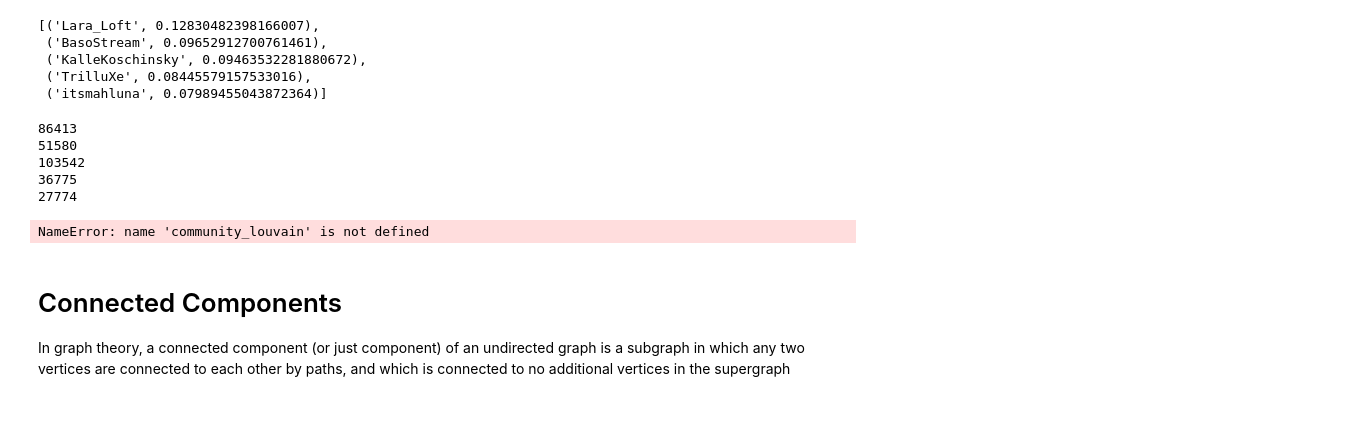
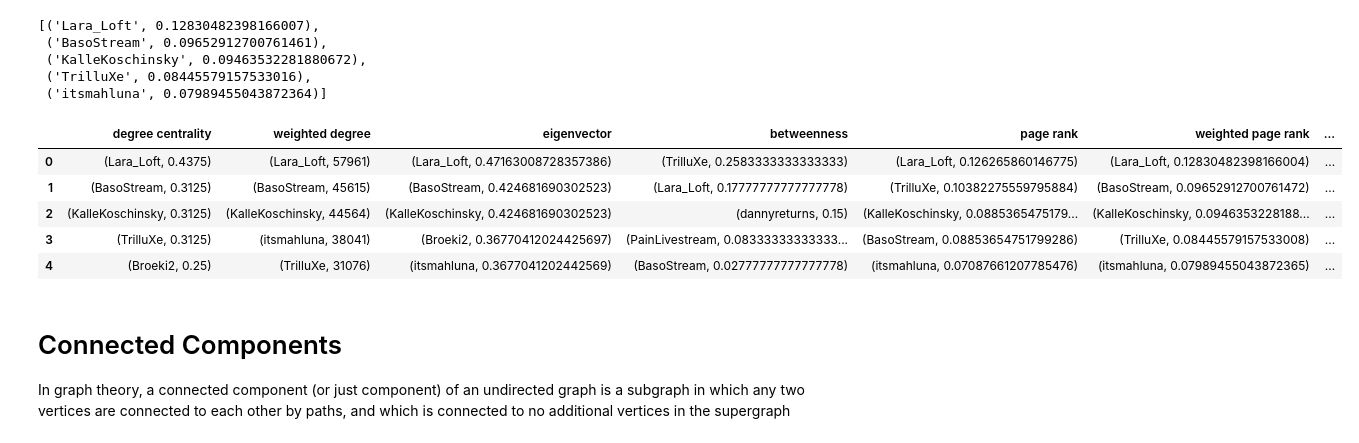
Before and after one commit to Silasueber/project2021, a Jupyter notebook: basic_graph_analysis.ipynb, the cells around one changed output. Cells and saved outputs as stored; diff of their text form; code cells hidden in the pictures; blank space fills up the shorter version.

```diff
--- a/basic_graph_analysis.ipynb
+++ b/basic_graph_analysis.ipynb
@@ -180,6 +229,7 @@ sorted(weighted_degree(G, 'amount').items(), key=lambda x:x[1], reverse=True)[0:
 # %%
-#EIGENVECTOR CENTRALITY: How many of my neighbors are also important Hubs
 eigenvector_dict = nx.eigenvector_centrality(G) # Run eigenvector centrality
-sorted(eigenvector_dict.items(),
+eig_res= sorted(eigenvector_dict.items(),
        key=lambda x:x[1], reverse=True)[0:5]
+print(eig_res)
+result_df["eigenvector"]=eig_res
 # %% [output]
@@ -191,6 +256,5 @@ sorted(eigenvector_dict.items(),
 # %%
-#BETWEENNESS CENTRALITY
 # First check unweighted (just the structure)
-
-sorted(nx.betweenness_centrality(G).items(),
+between_res = sorted(nx.betweenness_centrality(G).items(),
        key=lambda x:x[1], reverse=True)[0:5]
+result_df["betweenness"]=between_res
@@ -206,7 +274,9 @@ sorted(nx.betweenness_centrality(G).items(),
 # so we use weight=None to find the unweighted results
 sorted_pr = sorted(nx.pagerank_numpy(G,
                 weight=None).items(),
-                key=lambda x:x[1], reverse=True)[0:10]
+                key=lambda x:x[1], reverse=True)[0:5]
+
+result_df["page rank"]=sorted_pr
 
 for node in sorted_pr[0:5]:
     print(node)
@@ -220,7 +290,10 @@ for node in sorted_pr[0:5]:
 # %%
 #PageRank using the weights of the edges
 #devalue some edges based on their weight.
-sorted(nx.pagerank_numpy(
+sorted_pr_weights = sorted(nx.pagerank_numpy(
     G, weight='amount').items(),
     key=lambda x:x[1], reverse=True)[0:5]
+print(sorted_pr_weights)
+
+result_df["weighted page rank"]=sorted_pr_weights
 # %% [output]
@@ -241,32 +311,15 @@ sorted(nx.pagerank_numpy(
  ('KalleKoschinsky', 0.09463532281880672),
  ('TrilluXe', 0.08445579157533016),
  ('itsmahluna', 0.07989455043872364)]
-# %%
-print(G.nodes["Lara_Loft"]["followerCount"])
-print(G.nodes["KalleKoschinsky"]["followerCount"])
-print(G.nodes["TrilluXe"]["followerCount"])
-print(G.nodes["BasoStream"]["followerCount"])
-print(G.nodes["itsmahluna"]["followerCount"])
-# %% [output]
-86413
-51580
-103542
-36775
-27774
-# %%
-# compute the best partition
-partition = community_louvain.best_partition(G)
-
-# draw the graph
-pos = nx.spring_layout(G)
-# color the nodes according to their partition
-cmap = cm.get_cmap('viridis', max(partition.values()) + 1)
-nx.draw_networkx_nodes(G, pos, partition.keys(), node_size=40,
-                       cmap=cmap, node_color=list(partition.values()))
-nx.draw_networkx_edges(G, pos, alpha=0.5)
-plt.show()
-# %% [output]
-NameError: name 'community_louvain' is not defined
+# %%
+result_df
+# %% [output]
+|  | degree centrality | weighted degree | eigenvector | betweenness | page rank | weighted page rank | ... |
+| 0 | (Lara_Loft, 0.4375) | (Lara_Loft, 57961) | (Lara_Loft, 0.47163008728357386) | (TrilluXe, 0.2583333333333333) | (Lara_Loft, 0.126265860146775) | (Lara_Loft, 0.12830482398166004) | ... |
+| 1 | (BasoStream, 0.3125) | (BasoStream, 45615) | (BasoStream, 0.424681690302523) | (Lara_Loft, 0.17777777777777778) | (TrilluXe, 0.10382275559795884) | (BasoStream, 0.09652912700761472) | ... |
+| 2 | (KalleKoschinsky, 0.3125) | (KalleKoschinsky, 44564) | (KalleKoschinsky, 0.424681690302523) | (dannyreturns, 0.15) | (KalleKoschinsky, 0.0885365475179... | (KalleKoschinsky, 0.0946353228188... | ... |
+| 3 | (TrilluXe, 0.3125) | (itsmahluna, 38041) | (Broeki2, 0.36770412024425697) | (PainLivestream, 0.08333333333333... | (BasoStream, 0.08853654751799286) | (TrilluXe, 0.08445579157533008) | ... |
+| 4 | (Broeki2, 0.25) | (TrilluXe, 31076) | (itsmahluna, 0.3677041202442569) | (BasoStream, 0.02777777777777778) | (itsmahluna, 0.07087661207785476) | (itsmahluna, 0.07989455043872365) | ... |
 # %% [markdown]
 # Connected Components
 
```
Also changed, not shown: parts of 20 cells of this notebook.
